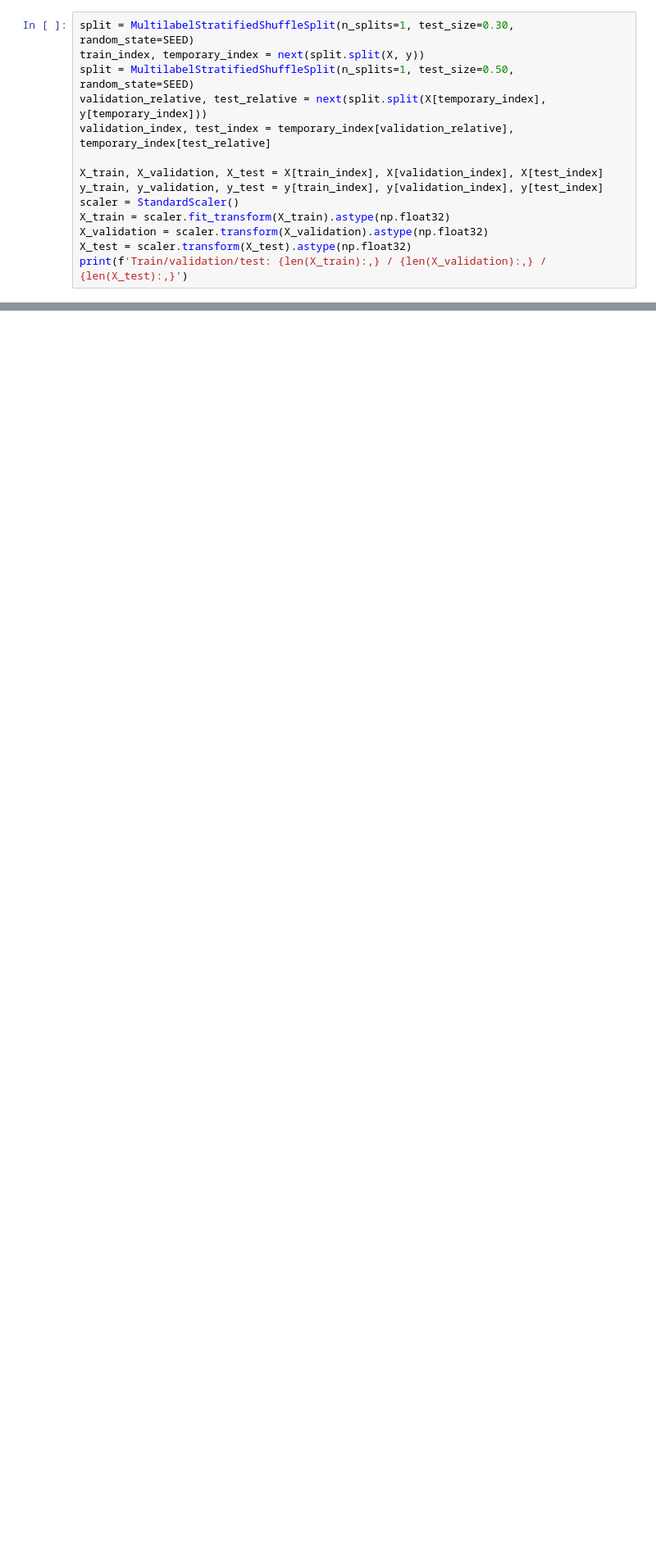
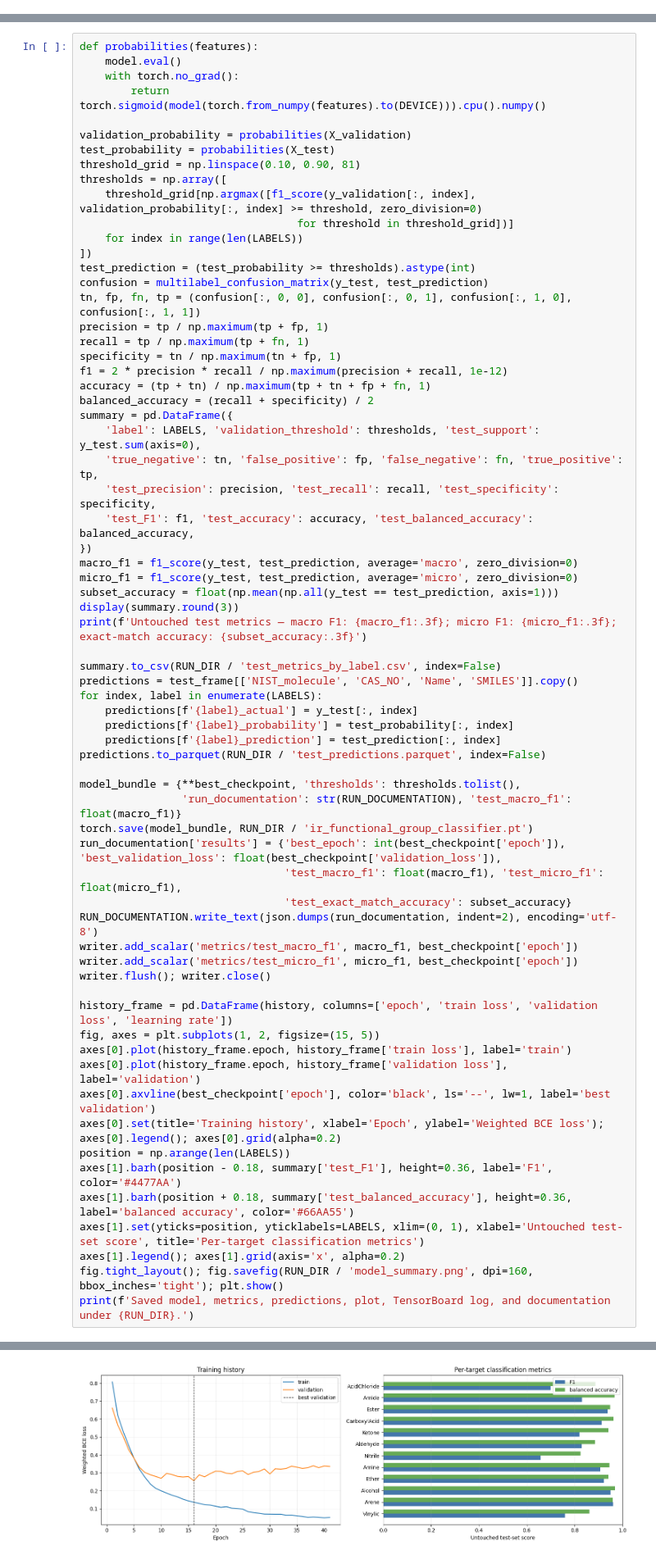
Before and after one commit to thiasyoung/2026-avs-ml-vibe-coding-workshop, a Jupyter notebook: 02_ir_functional_groups/02_IR_Optimized_Training.ipynb, the cells around one changed output, grey strips where cells are left out. Shown at 82% size. Saved outputs shown, nothing was run; the diff lists cells and outputs as text; blank space fills up the shorter version.

```diff
--- a/02_ir_functional_groups/02_IR_Optimized_Training.ipynb
+++ b/02_ir_functional_groups/02_IR_Optimized_Training.ipynb
@@ -38,14 +84,0 @@ Rows=5,669, features=500, labels=12, device=cpu
-# %%
-split = MultilabelStratifiedShuffleSplit(n_splits=1, test_size=0.30, random_state=SEED)
-train_index, temporary_index = next(split.split(X, y))
-split = MultilabelStratifiedShuffleSplit(n_splits=1, test_size=0.50, random_state=SEED)
-validation_relative, test_relative = next(split.split(X[temporary_index], y[temporary_index]))
-validation_index, test_index = temporary_index[validation_relative], temporary_index[test_relative]
-
-X_train, X_validation, X_test = X[train_index], X[validation_index], X[test_index]
-y_train, y_validation, y_test = y[train_index], y[validation_index], y[test_index]
-scaler = StandardScaler()
-X_train = scaler.fit_transform(X_train).astype(np.float32)
-X_validation = scaler.transform(X_validation).astype(np.float32)
-X_test = scaler.transform(X_test).astype(np.float32)
-print(f'Train/validation/test: {len(X_train):,} / {len(X_validation):,} / {len(X_test):,}')
@@ -157,0 +190,68 @@ The validation-best checkpoint, periodic weight snapshots, TensorBoard event log
+# %%
+def probabilities(features):
+    model.eval()
+    with torch.no_grad():
+        return torch.sigmoid(model(torch.from_numpy(features).to(DEVICE))).cpu().numpy()
+
+validation_probability = probabilities(X_validation)
+test_probability = probabilities(X_test)
+threshold_grid = np.linspace(0.10, 0.90, 81)
+thresholds = np.array([
+    threshold_grid[np.argmax([f1_score(y_validation[:, index], validation_probability[:, index] >= threshold, zero_division=0)
+                                  for threshold in threshold_grid])]
+    for index in range(len(LABELS))
+])
+test_prediction = (test_probability >= thresholds).astype(int)
+confusion = multilabel_confusion_matrix(y_test, test_prediction)
+tn, fp, fn, tp = (confusion[:, 0, 0], confusion[:, 0, 1], confusion[:, 1, 0], confusion[:, 1, 1])
+precision = tp / np.maximum(tp + fp, 1)
+recall = tp / np.maximum(tp + fn, 1)
+specificity = tn / np.maximum(tn + fp, 1)
+f1 = 2 * precision * recall / np.maximum(precision + recall, 1e-12)
+accuracy = (tp + tn) / np.maximum(tp + tn + fp + fn, 1)
+balanced_accuracy = (recall + specificity) / 2
+summary = pd.DataFrame({
+    'label': LABELS, 'validation_threshold': thresholds, 'test_support': y_test.sum(axis=0),
+    'true_negative': tn, 'false_positive': fp, 'false_negative': fn, 'true_positive': tp,
+    'test_precision': precision, 'test_recall': recall, 'test_specificity': specificity,
+    'test_F1': f1, 'test_accuracy': accuracy, 'test_balanced_accuracy': balanced_accuracy,
+})
+macro_f1 = f1_score(y_test, test_prediction, average='macro', zero_division=0)
+micro_f1 = f1_score(y_test, test_prediction, average='micro', zero_division=0)
+subset_accuracy = float(np.mean(np.all(y_test == test_prediction, axis=1)))
+display(summary.round(3))
+print(f'Untouched test metrics — macro F1: {macro_f1:.3f}; micro F1: {micro_f1:.3f}; exact-match accuracy: {subset_accuracy:.3f}')
+
+summary.to_csv(RUN_DIR / 'test_metrics_by_label.csv', index=False)
+predictions = test_frame[['NIST_molecule', 'CAS_NO', 'Name', 'SMILES']].copy()
+for index, label in enumerate(LABELS):
+    predictions[f'{label}_actual'] = y_test[:, index]
+    predictions[f'{label}_probability'] = test_probability[:, index]
+    predictions[f'{label}_prediction'] = test_prediction[:, index]
+predictions.to_parquet(RUN_DIR / 'test_predictions.parquet', index=False)
+
+model_bundle = {**best_checkpoint, 'thresholds': thresholds.tolist(),
+                'run_documentation': str(RUN_DOCUMENTATION), 'test_macro_f1': float(macro_f1)}
+torch.save(model_bundle, RUN_DIR / 'ir_functional_group_classifier.pt')
+run_documentation['results'] = {'best_epoch': int(best_checkpoint['epoch']), 'best_validation_loss': float(best_checkpoint['validation_loss']),
+                                'test_macro_f1': float(macro_f1), 'test_micro_f1': float(micro_f1),
+                                'test_exact_match_accuracy': subset_accuracy}
+RUN_DOCUMENTATION.write_text(json.dumps(run_documentation, indent=2), encoding='utf-8')
+writer.add_scalar('metrics/test_macro_f1', macro_f1, best_checkpoint['epoch'])
+writer.add_scalar('metrics/test_micro_f1', micro_f1, best_checkpoint['epoch'])
+writer.flush(); writer.close()
+
+history_frame = pd.DataFrame(history, columns=['epoch', 'train loss', 'validation loss', 'learning rate'])
+fig, axes = plt.subplots(1, 2, figsize=(15, 5))
+axes[0].plot(history_frame.epoch, history_frame['train loss'], label='train')
+axes[0].plot(history_frame.epoch, history_frame['validation loss'], label='validation')
+axes[0].axvline(best_checkpoint['epoch'], color='black', ls='--', lw=1, label='best validation')
+axes[0].set(title='Training history', xlabel='Epoch', ylabel='Weighted BCE loss'); axes[0].legend(); axes[0].grid(alpha=0.2)
+position = np.arange(len(LABELS))
+axes[1].barh(position - 0.18, summary['test_F1'], height=0.36, label='F1', color='#4477AA')
+axes[1].barh(position + 0.18, summary['test_balanced_accuracy'], height=0.36, label='balanced accuracy', color='#66AA55')
+axes[1].set(yticks=position, yticklabels=LABELS, xlim=(0, 1), xlabel='Untouched test-set score', title='Per-target classification metrics')
+axes[1].legend(); axes[1].grid(axis='x', alpha=0.2)
+fig.tight_layout(); fig.savefig(RUN_DIR / 'model_summary.png', dpi=160, bbox_inches='tight'); plt.show()
+print(f'Saved model, metrics, predictions, plot, TensorBoard log, and documentation under {RUN_DIR}.')
+# %% [output]
@@ -157,0 +272 @@ The validation-best checkpoint, periodic weight snapshots, TensorBoard event log
+[figure, added]
```
Also changed, not shown: parts of 12 cells of this notebook, 2 other files.
